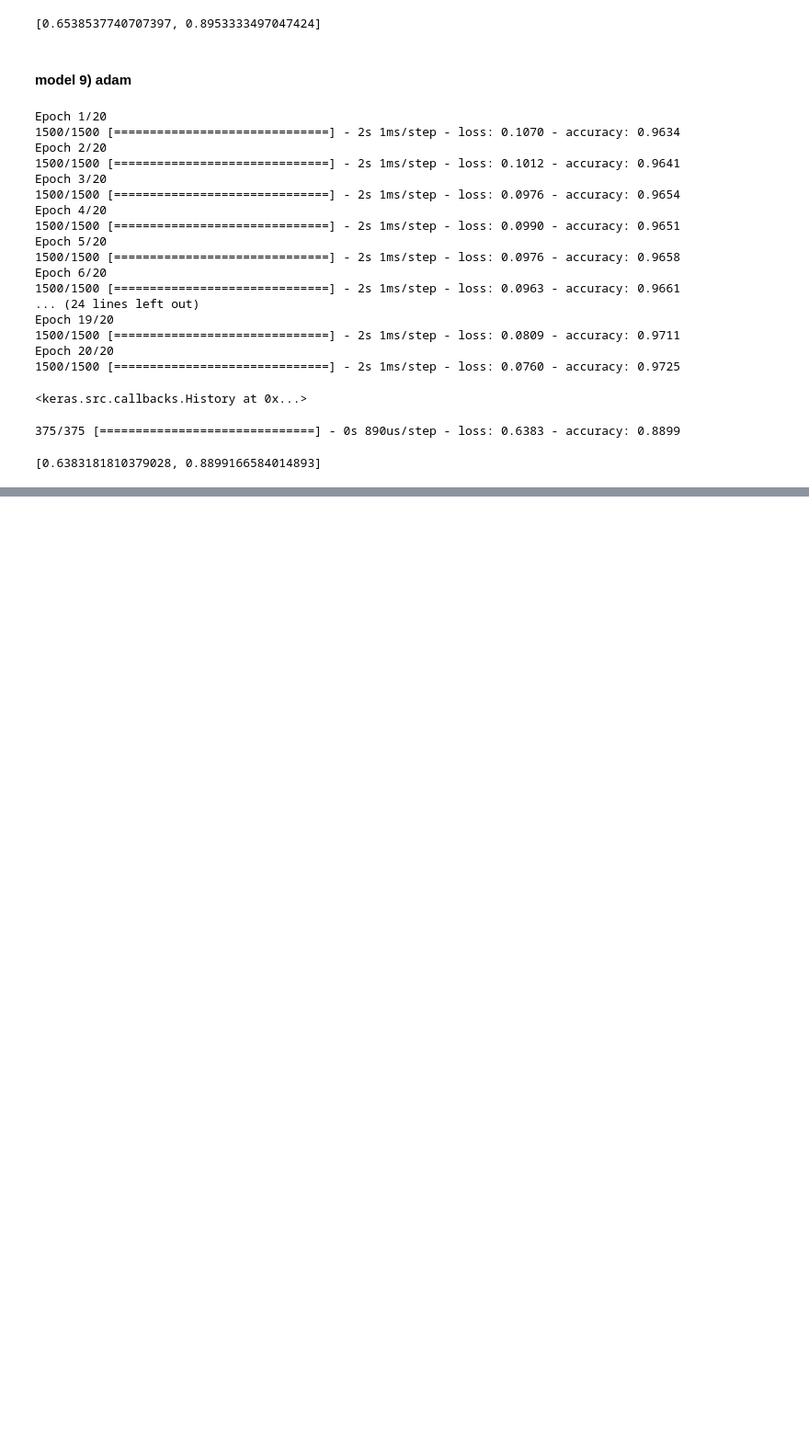
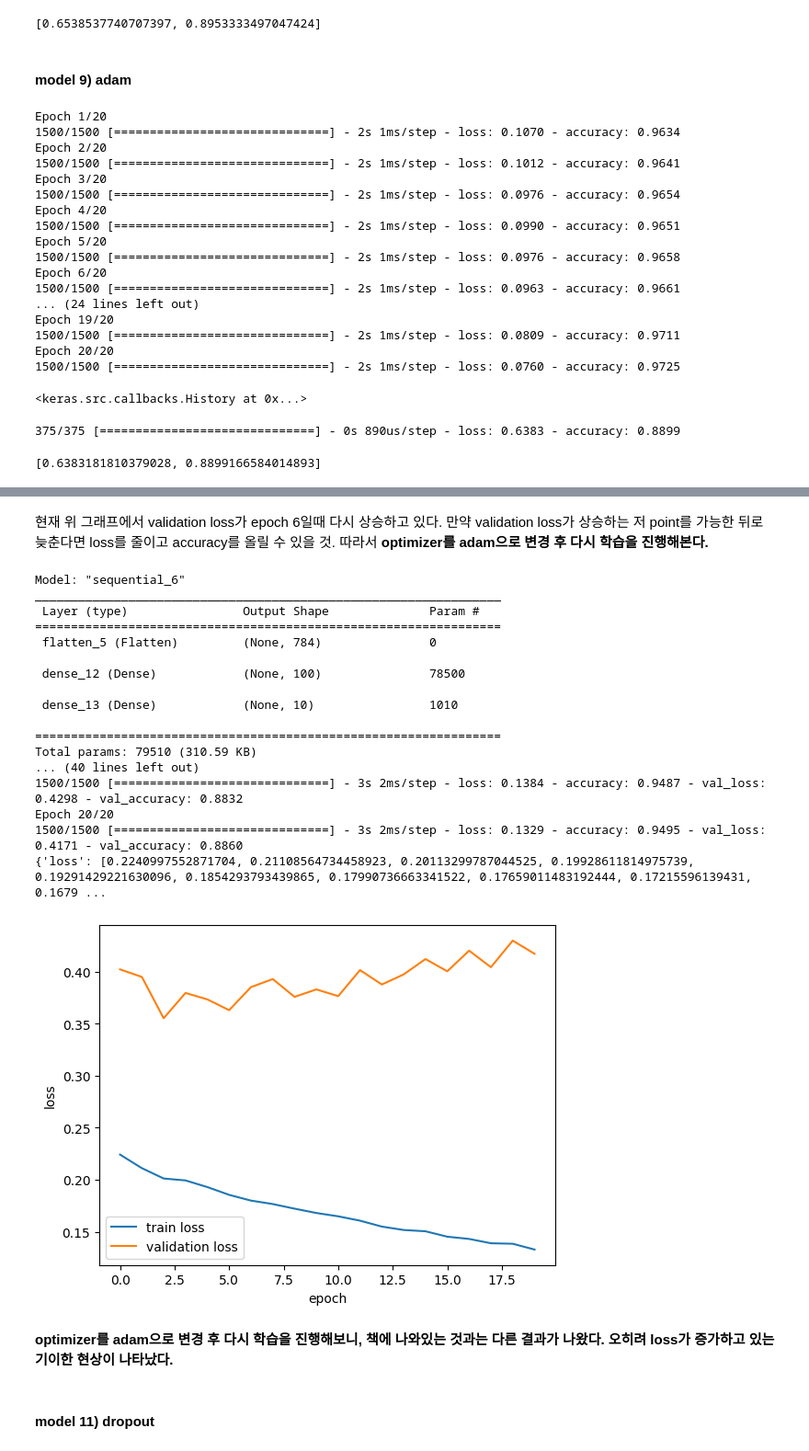
Before and after one commit to lky473736/learning-AI, a Jupyter notebook: hongong/deep learning/ANN-DNN/MNIST_DNN.ipynb, the cells around one changed output, grey strips where cells are left out. Shown: that part at 92% size. Drawn from its saved outputs; the diff is of its cells as text; code cells hidden in the pictures; blank space fills up the shorter version.

Commit message:
dropout, callback

```diff
--- a/hongong/deep learning/ANN-DNN/MNIST_DNN.ipynb
+++ b/hongong/deep learning/ANN-DNN/MNIST_DNN.ipynb
@@ -492,0 +567,39 @@ model.evaluate(X_val_scaled, y_val_scaled)
+# %% [markdown]
+현재 위 그래프에서 validation loss가 epoch 6일때 다시 상승하고 있다. 만약 validation loss가 상승하는 저 point를 가능한 뒤로 늦춘다면 loss를 줄이고 accuracy를 올릴 수 있을 것. 따라서 **optimizer를 adam으로 변경 후 다시 학습을 진행해본다.**
+# %%
+model.summary()
+model.compile(optimizer='adam', loss='sparse_categorical_crossentropy', metrics='accuracy')
+history = model.fit(X_train_scaled, y_train_scaled, epochs=20, validation_data=(X_val_scaled, y_val_scaled))
+
+print (history.history)
+
+plt.plot(history.history['loss'])
+plt.plot(history.history['val_loss'])
+plt.xlabel('epoch')
+plt.ylabel('loss')
+plt.legend(['train loss', 'validation loss'])
+
+plt.show()
+# %% [output]
+Model: "sequential_6"
+_________________________________________________________________
+ Layer (type)                Output Shape              Param #
+=================================================================
+ flatten_5 (Flatten)         (None, 784)               0
+
+ dense_12 (Dense)            (None, 100)               78500
+
+ dense_13 (Dense)            (None, 10)                1010
+
+=================================================================
+Total params: 79510 (310.59 KB)
+... (40 lines left out)
+1500/1500 [==============================] - 3s 2ms/step - loss: 0.1384 - accuracy: 0.9487 - val_loss: 0.4298 - val_accuracy: 0.8832
+Epoch 20/20
+1500/1500 [==============================] - 3s 2ms/step - loss: 0.1329 - accuracy: 0.9495 - val_loss: 0.4171 - val_accuracy: 0.8860
+{'loss': [0.2240997552871704, 0.21108564734458923, 0.20113299787044525, 0.19928611814975739, 0.19291429221630096, 0.1854293793439865, 0.17990736663341522, 0.17659011483192444, 0.17215596139431, 0.1679 ...
+[figure, added]
+# %% [markdown]
+**optimizer를 adam으로 변경 후 다시 학습을 진행해보니, 책에 나와있는 것과는 다른 결과가 나왔다. 오히려 loss가 증가하고 있는 기이한 현상이 나타났다.**
+# %% [markdown]
+#### model 11) dropout
```
Also changed, not shown: parts of 10 cells of this notebook, 1 other file.
